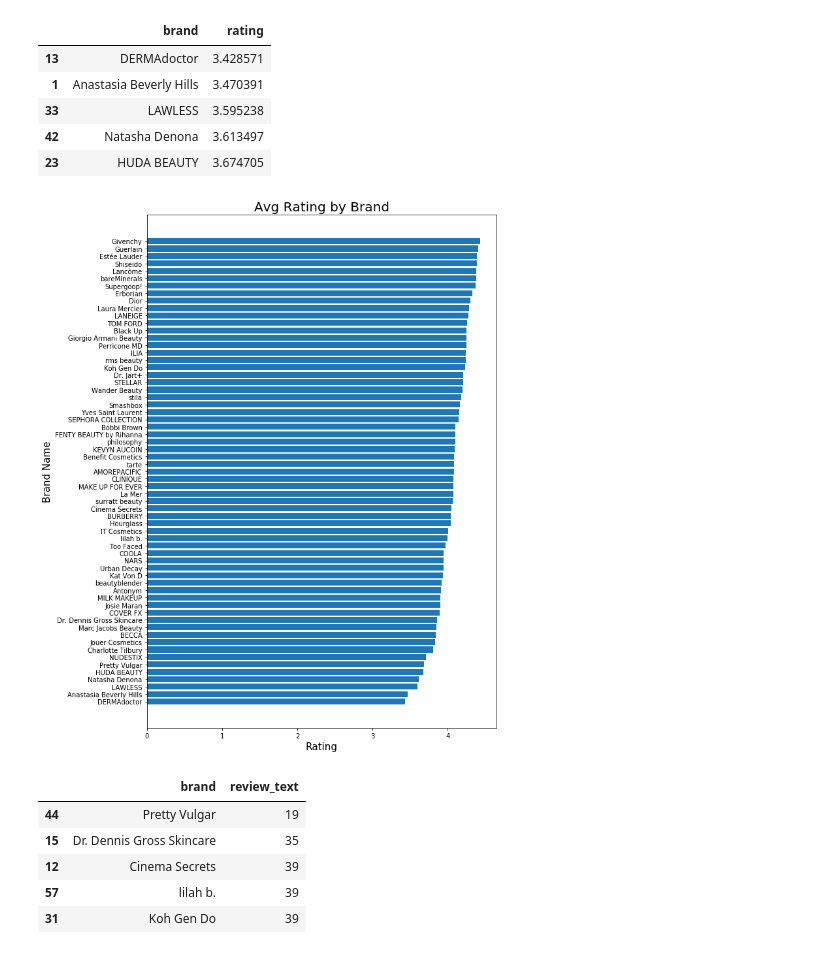
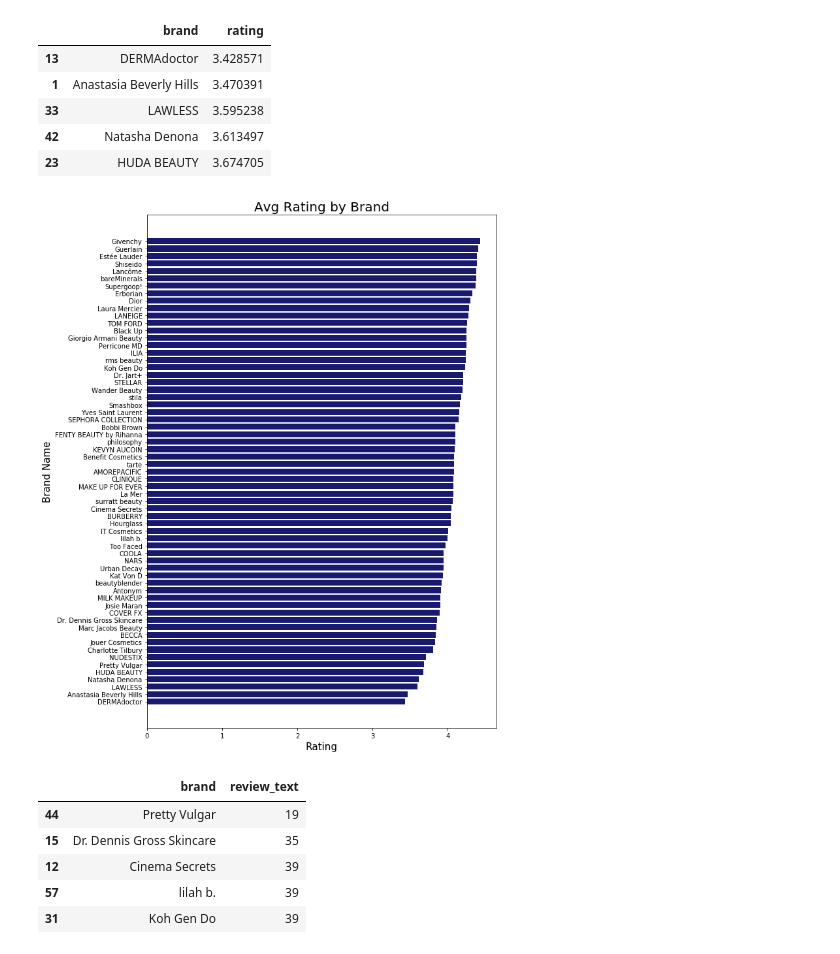
Before and after one commit to nicleong27/Beauty_Reviews, a Jupyter notebook: Sephora-EDA.ipynb, the cells around one changed output. Cells and saved outputs as stored; diff of their text form; code cells hidden in the pictures.

```diff
--- a/Sephora-EDA.ipynb
+++ b/Sephora-EDA.ipynb
@@ -139,14 +139,14 @@ brand_ratings.head()
 # %%
 # plot brand and rating to see which brands have higher ratings
 fig, ax = plt.subplots(figsize=(10,12))
 
-ax.barh(brand_ratings['brand'], brand_ratings['rating'])
+ax.barh(brand_ratings['brand'], brand_ratings['rating'], color='midnightblue')
 plt.title('Avg Rating by Brand', fontsize=20)
 ax.set_xlabel('Rating', fontsize=15)
 ax.set_ylabel('Brand Name', fontsize=15)
 plt.tight_layout();
 # %% [output]
-[figure, old version]
+[figure, new version]
 # %%
 # number of reviews by brand
 num_of_reviews_brand = df.groupby('brand').nunique()['review_text'].reset_index()
```
Also changed, not shown: parts of 8 cells of this notebook.
